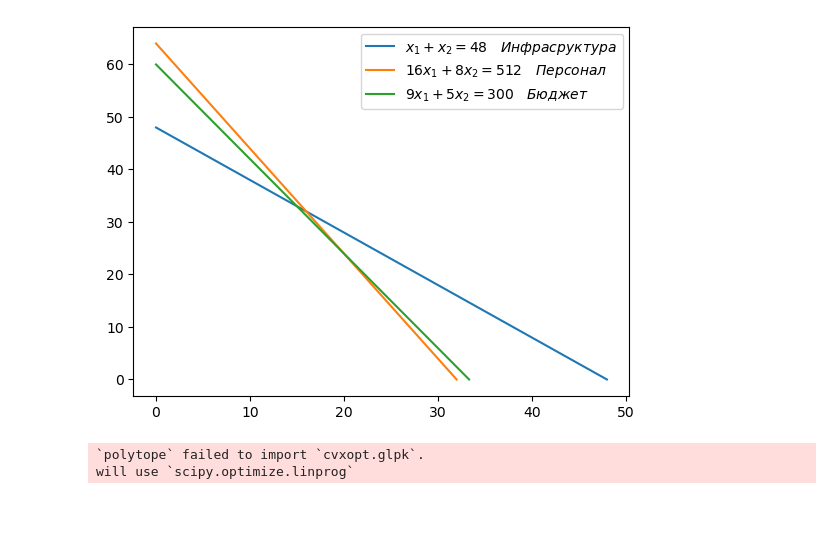
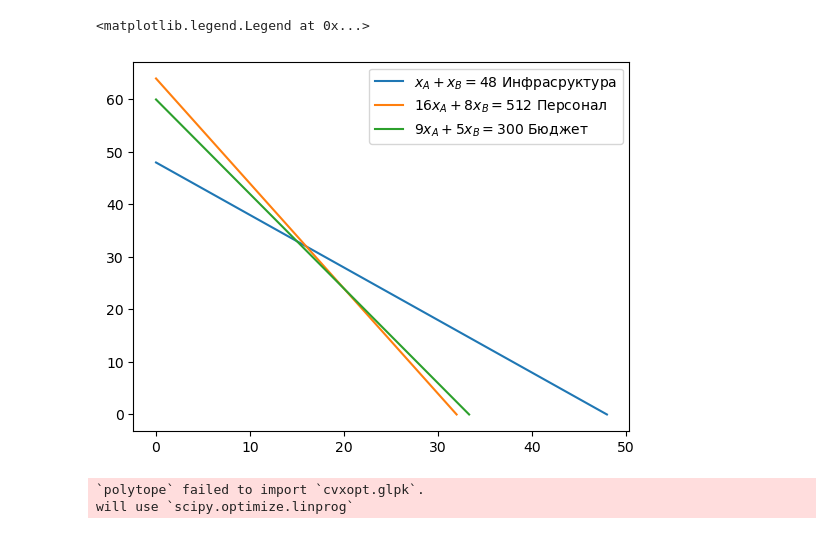
Before and after one commit to febse/opt2025, a Jupyter notebook: 02-Introduction/index.ipynb, the cells around one changed output. Saved outputs shown, nothing was run; the diff lists cells and outputs as text; code cells hidden in the pictures.

```diff
--- a/02-Introduction/index.ipynb
+++ b/02-Introduction/index.ipynb
@@ -155,15 +155,16 @@ $$
 # %%
 import matplotlib.pyplot as plt
 
 fig, ax = plt.subplots()
 
-ax.plot([0, 48], [48, 0], label=r'$x_A + x_B = 48 \quad Инфрасруктура$')
-ax.plot([0, 32], [64, 0], label=r'$16 x_A + 8 x_B = 512\quad Персонал$')
-ax.plot([0, 33.33], [60, 0], label=r'$9 x_A + 5 x_B = 300 \quad Бюджет$')
+ax.plot([0, 48], [48, 0], label=r'$x_A + x_B = 48$ Инфрасруктура')
+ax.plot([0, 32], [64, 0], label=r'$16 x_A + 8 x_B = 512$ Персонал')
+ax.plot([0, 33.33], [60, 0], label=r'$9 x_A + 5 x_B = 300$ Бюджет')
 
 ax.legend(loc=0)
 # %% [output]
+<matplotlib.legend.Legend at 0x...>
-[figure, old version]
+[figure, new version]
 # %%
 import polytope as pc
 import numpy as np
```
Also changed, not shown: 5 other files.
